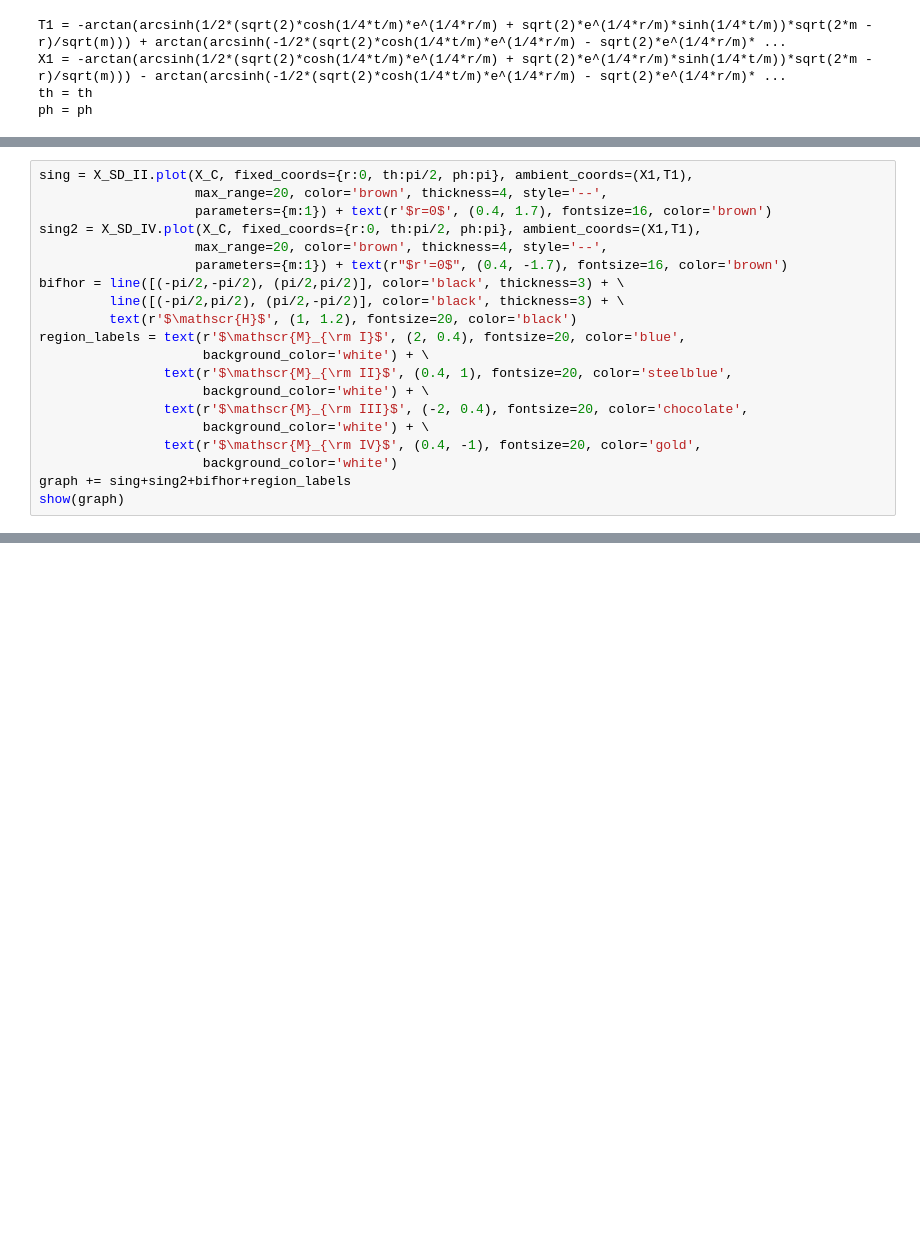
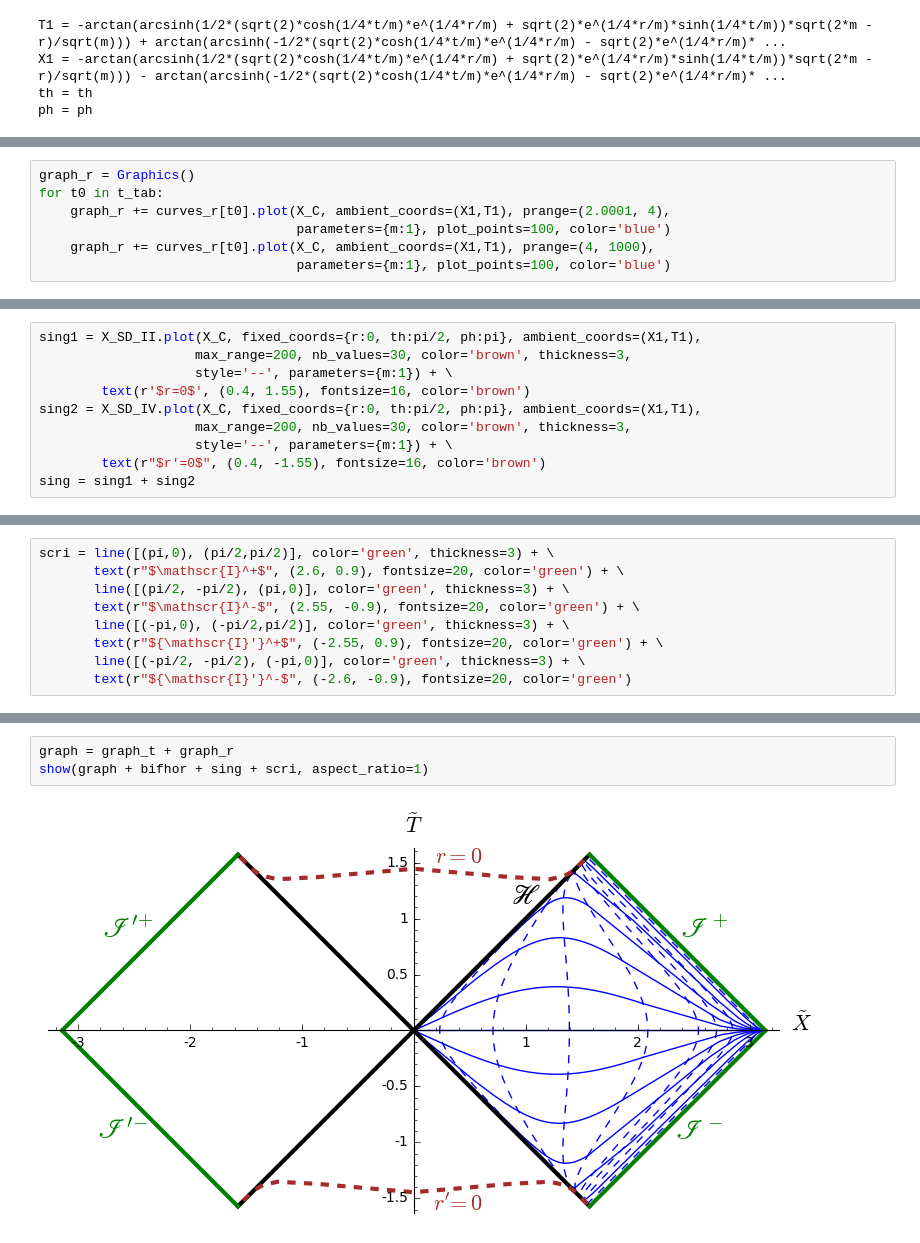
Before and after one commit to egourgoulhon/BHLectures, a Jupyter notebook: sage/Schwarz_conformal.ipynb, the cells around one changed output, grey strips where cells are left out. Saved outputs shown, nothing was run; the diff lists cells and outputs as text; blank space fills up the shorter version.

```diff
--- a/sage/Schwarz_conformal.ipynb
+++ b/sage/Schwarz_conformal.ipynb
@@ -445,0 +274,7 @@ graph += X_SD_IV.plot(X_C, ranges={t:(-16,16), r:(0.001,1.999)}, fixed_coords={t
+# %%
+graph_r = Graphics()
+for t0 in t_tab:
+    graph_r += curves_r[t0].plot(X_C, ambient_coords=(X1,T1), prange=(2.0001, 4),
+                                 parameters={m:1}, plot_points=100, color='blue')
+    graph_r += curves_r[t0].plot(X_C, ambient_coords=(X1,T1), prange=(4, 1000),
+                                 parameters={m:1}, plot_points=100, color='blue')
@@ -446,20 +285,10 @@ graph += X_SD_IV.plot(X_C, ranges={t:(-16,16), r:(0.001,1.999)}, fixed_coords={t
 # %%
-sing = X_SD_II.plot(X_C, fixed_coords={r:0, th:pi/2, ph:pi}, ambient_coords=(X1,T1),
-                    max_range=20, color='brown', thickness=4, style='--',
-                    parameters={m:1}) + text(r'$r=0$', (0.4, 1.7), fontsize=16, color='brown')
+sing1 = X_SD_II.plot(X_C, fixed_coords={r:0, th:pi/2, ph:pi}, ambient_coords=(X1,T1),
+                    max_range=200, nb_values=30, color='brown', thickness=3,
+                    style='--', parameters={m:1}) + \
+        text(r'$r=0$', (0.4, 1.55), fontsize=16, color='brown')
 sing2 = X_SD_IV.plot(X_C, fixed_coords={r:0, th:pi/2, ph:pi}, ambient_coords=(X1,T1),
-                    max_range=20, color='brown', thickness=4, style='--',
-                    parameters={m:1}) + text(r"$r'=0$", (0.4, -1.7), fontsize=16, color='brown')
-bifhor = line([(-pi/2,-pi/2), (pi/2,pi/2)], color='black', thickness=3) + \
-         line([(-pi/2,pi/2), (pi/2,-pi/2)], color='black', thickness=3) + \
-         text(r'$\mathscr{H}$', (1, 1.2), fontsize=20, color='black')
-region_labels = text(r'$\mathscr{M}_{\rm I}$', (2, 0.4), fontsize=20, color='blue',
-                     background_color='white') + \
-                text(r'$\mathscr{M}_{\rm II}$', (0.4, 1), fontsize=20, color='steelblue',
-                     background_color='white') + \
-                text(r'$\mathscr{M}_{\rm III}$', (-2, 0.4), fontsize=20, color='chocolate',
-                     background_color='white') + \
-                text(r'$\mathscr{M}_{\rm IV}$', (0.4, -1), fontsize=20, color='gold',
-                     background_color='white')
-graph += sing+sing2+bifhor+region_labels
-show(graph)
+                    max_range=200, nb_values=30, color='brown', thickness=3,
+                    style='--', parameters={m:1}) + \
+        text(r"$r'=0$", (0.4, -1.55), fontsize=16, color='brown')
+sing = sing1 + sing2
@@ -467,0 +295,9 @@ show(graph)
+# %%
+scri = line([(pi,0), (pi/2,pi/2)], color='green', thickness=3) + \
+       text(r"$\mathscr{I}^+$", (2.6, 0.9), fontsize=20, color='green') + \
+       line([(pi/2, -pi/2), (pi,0)], color='green', thickness=3) + \
+       text(r"$\mathscr{I}^-$", (2.55, -0.9), fontsize=20, color='green') + \
+       line([(-pi,0), (-pi/2,pi/2)], color='green', thickness=3) + \
+       text(r"${\mathscr{I}'}^+$", (-2.55, 0.9), fontsize=20, color='green') + \
+       line([(-pi/2, -pi/2), (-pi,0)], color='green', thickness=3) + \
+       text(r"${\mathscr{I}'}^-$", (-2.6, -0.9), fontsize=20, color='green')
@@ -467,0 +313,5 @@ show(graph)
+# %%
+graph = graph_t + graph_r
+show(graph + bifhor + sing + scri, aspect_ratio=1)
+# %% [output]
+[figure, added]
```
Also changed, not shown: parts of 75 cells of this notebook, 5 other files.
